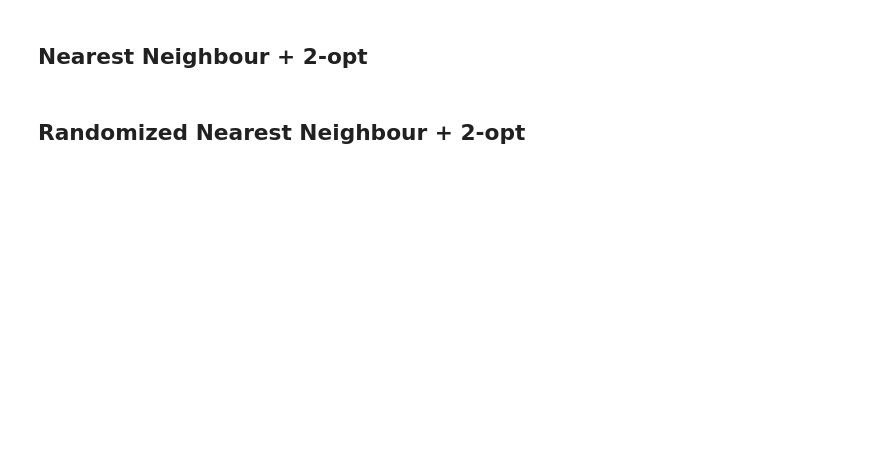
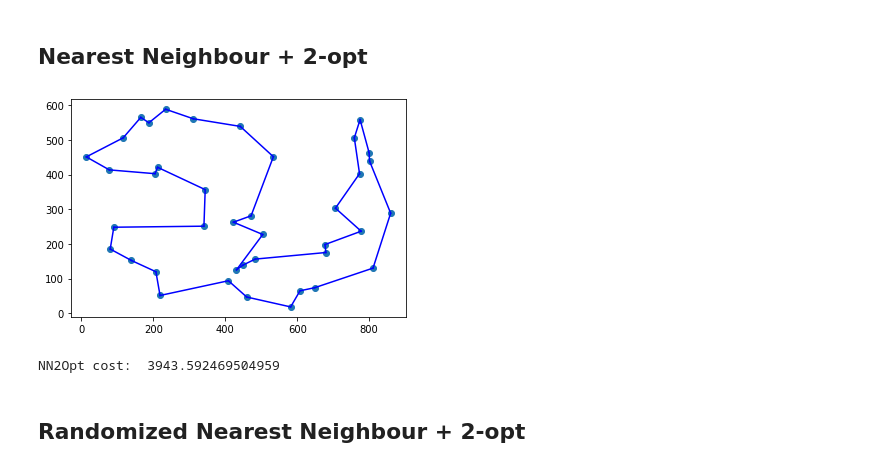
Before and after one commit to L4plac3/localsearch_tsp, a Jupyter notebook: code/test.ipynb, the cells around one changed output. Cells and saved outputs as stored; diff of their text form; code cells hidden in the pictures; blank space fills up the shorter version.

```diff
--- a/code/test.ipynb
+++ b/code/test.ipynb
@@ -50,10 +74,13 @@ t.plotData()
 # %% [markdown]
 ## Nearest Neighbour + 2-opt
 # %%
-# NN2Opt = NN2Opt()
-# t.solve(NN2Opt)
-# t.plotSolution('NN2Opt')
-# print('NN2Opt cost: ', t.getCost('NN2Opt'))
+NN2Opt = NN2Opt()
+t.solve(NN2Opt)
+t.plotSolution('NN2Opt')
+print('NN2Opt cost: ', t.getCost('NN2Opt'))
+# %% [output]
+[figure, added]
+NN2Opt cost:  3943.592469504959
 # %% [markdown]
 ## Randomized Nearest Neighbour + 2-opt
 # %%
```
Also changed, not shown: parts of 20 cells of this notebook, 1 other file.
